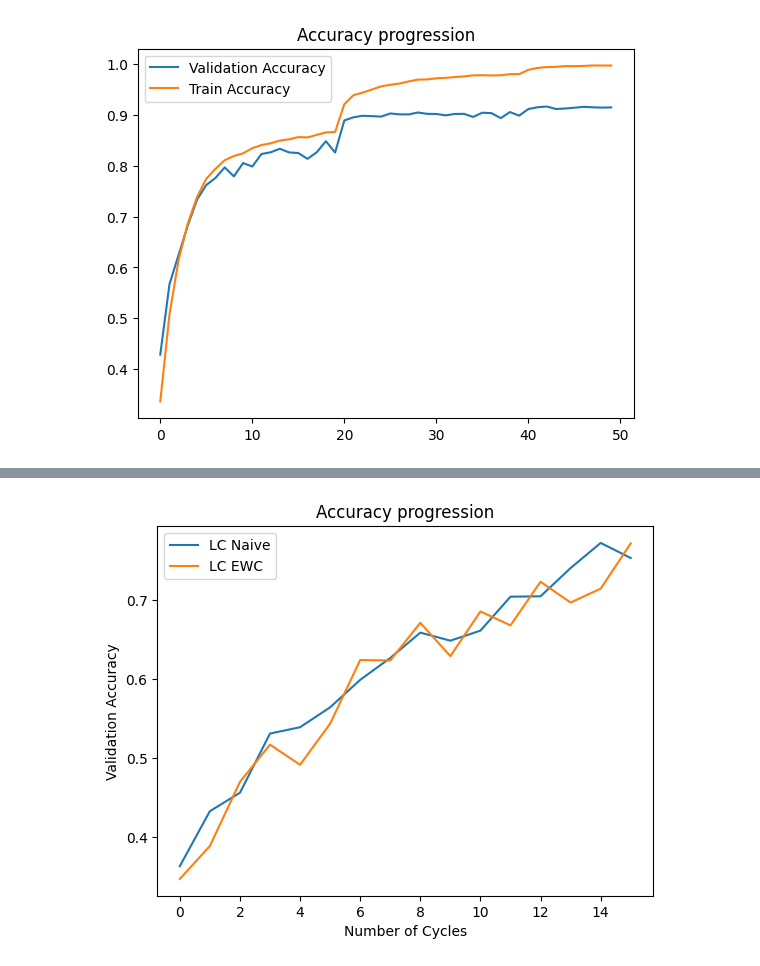
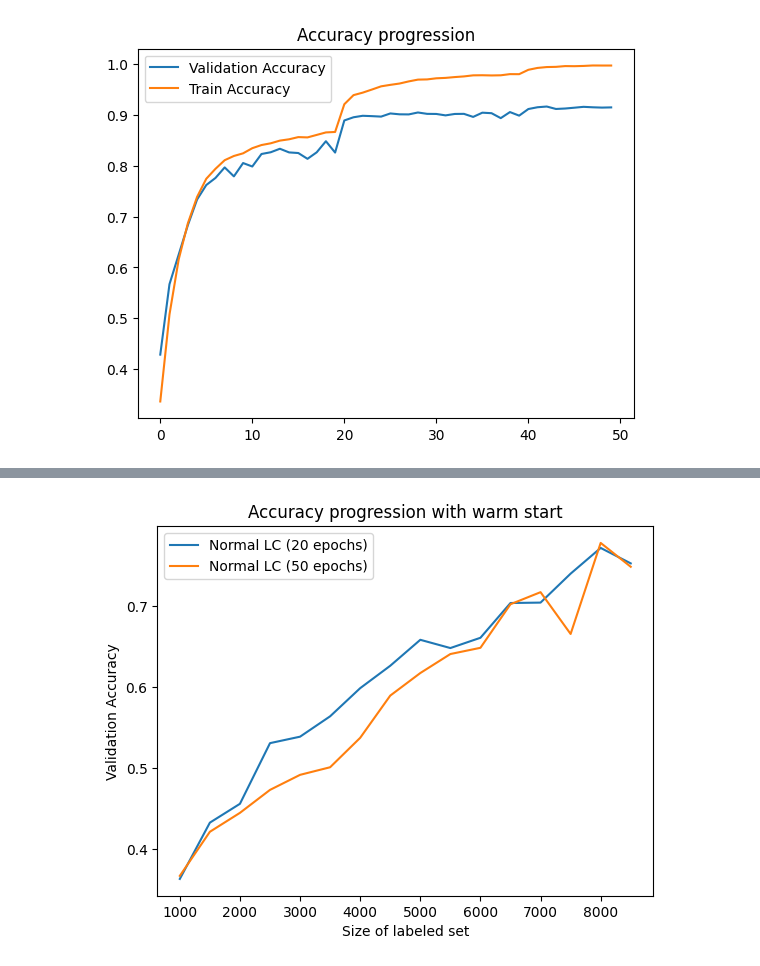
Before and after one commit to FelixMoeller3/calms, a Jupyter notebook: src/evaluation/eval_model_stealing.ipynb, the cells around one changed output, grey strips where cells are left out. Saved outputs shown, nothing was run; the diff lists cells and outputs as text; code cells hidden in the pictures.

```diff
--- a/src/evaluation/eval_model_stealing.ipynb
+++ b/src/evaluation/eval_model_stealing.ipynb
@@ -355,12 +363,16 @@ plt.show()
 # %%
 Lc_Naive = [0.3629, 0.4325, 0.4558, 0.5308, 0.5388, 0.564, 0.5988, 0.6265, 0.6586, 0.6484, 0.6611, 0.7041, 0.7046, 0.7404, 0.7722, 0.7531]
 Lc_EWC = [0.3467, 0.3884, 0.4696, 0.5168, 0.4912, 0.5433, 0.6239, 0.6234, 0.671, 0.6288, 0.6854, 0.6678, 0.723, 0.6967, 0.7143, 0.7716]
-plt.plot(Lc_Naive,label="LC Naive")
-plt.plot(Lc_EWC,label="LC EWC")
+Lc_EWC_50epochs = [0.3928, 0.4547, 0.5168, 0.5202, 0.5735, 0.5883, 0.5867, 0.6311, 0.6278, 0.6723, 0.6937, 0.7173, 0.6961, 0.756, 0.7648, 0.7656]
+LC_Naive_50epochs = [0.3667, 0.4212, 0.4446, 0.473, 0.4916, 0.501, 0.5374, 0.5896, 0.6175, 0.641, 0.6487, 0.7026, 0.7175, 0.6658, 0.7784, 0.7489]
+x = [1000] + [1000+i*500 for i in range(1,16)]
+plt.plot(x,Lc_Naive,label="Normal LC (20 epochs)")
+plt.plot(x,LC_Naive_50epochs,label="Normal LC (50 epochs)")
 plt.legend()
-plt.title("Accuracy progression")
-plt.xlabel("Number of Cycles")
+plt.title("Accuracy progression with warm start")
+plt.xlabel("Size of labeled set")
 plt.ylabel("Validation Accuracy")
 plt.show()
+print()
 # %% [output]
-[figure, old version]
+[figure, new version]
```
Also changed, not shown: parts of 3 cells of this notebook, 2 other files.
